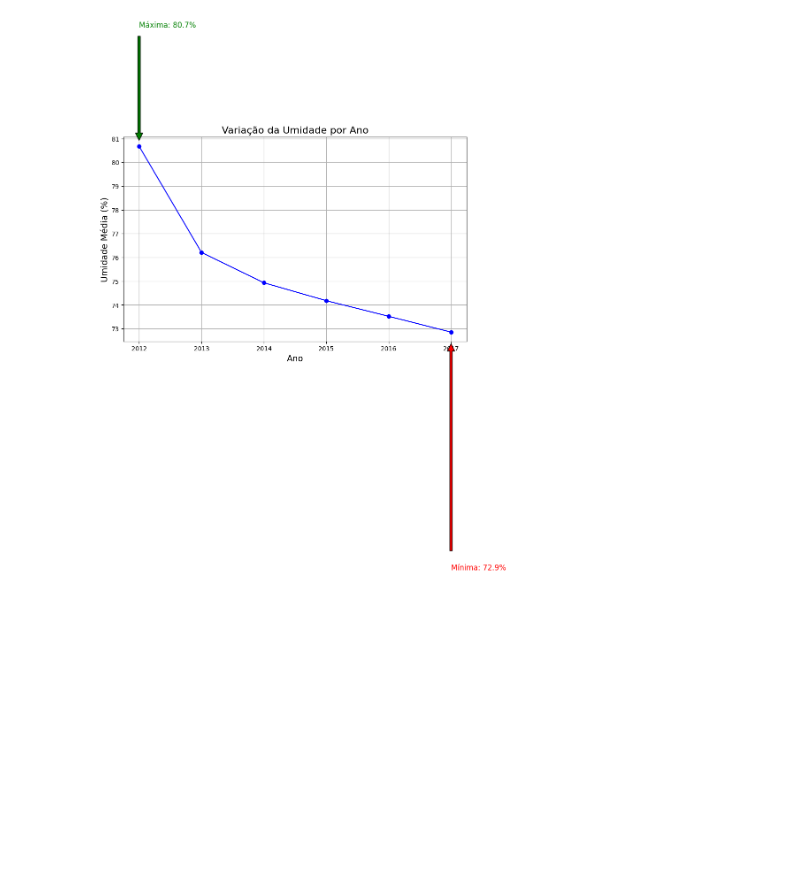
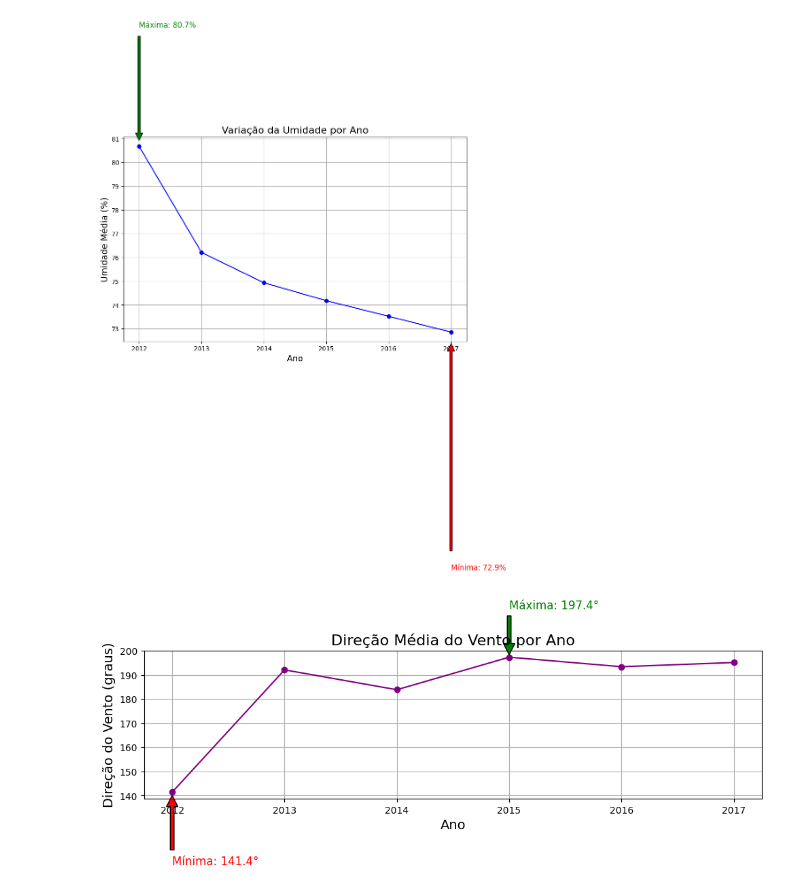
Before and after one commit to LANDOSOUZA/inteligencia_artificial_2025, a Jupyter notebook: aula_2/exercicios.ipynb, the cells around one changed output. Saved outputs shown, nothing was run; the diff lists cells and outputs as text; code cells hidden in the pictures; blank space fills up the shorter version.

```diff
--- a/aula_2/exercicios.ipynb
+++ b/aula_2/exercicios.ipynb
@@ -116,3 +116,51 @@ plt.tight_layout()
 plt.show()
 # %% [output]
 [figure]
+# %%
+# 4) Realizar anotações no gráfico de direção do vento
+
+import pandas as pd
+import matplotlib.pyplot as plt
+
+# Carrega os dados
+df = pd.read_csv('monitoramento_tempo.csv')
+df['data'] = pd.to_datetime(df['data'])
+df['ano'] = df['data'].dt.year
+
+# Agrupa por ano e calcula a média da direção do vento
+direcao_por_ano = df.groupby('ano')['direção do vento'].mean()
+
+# Identifica os extremos
+ano_max = direcao_por_ano.idxmax()
+direcao_max = direcao_por_ano.max()
+
+ano_min = direcao_por_ano.idxmin()
+direcao_min = direcao_por_ano.min()
+
+# Cria o gráfico
+plt.figure(figsize=(10, 6))
+plt.plot(direcao_por_ano.index, direcao_por_ano.values, marker='o', color='purple')
+
+# Títulos e eixos
+plt.title('Direção Média do Vento por Ano', fontsize=16)
+plt.xlabel('Ano', fontsize=14)
+plt.ylabel('Direção do Vento (graus)', fontsize=14)
+
+# Anotações
+plt.annotate(f'Máxima: {direcao_max:.1f}°',
+             xy=(ano_max, direcao_max),
+             xytext=(ano_max, direcao_max + 20),
+             arrowprops=dict(facecolor='green', shrink=0.05),
+             fontsize=12, color='green')
+
+plt.annotate(f'Mínima: {direcao_min:.1f}°',
+             xy=(ano_min, direcao_min),
+             xytext=(ano_min, direcao_min - 30),
+             arrowprops=dict(facecolor='red', shrink=0.05),
+             fontsize=12, color='red')
+
+plt.grid(True)
+plt.tight_layout()
+plt.show()
+# %% [output]
+[figure, added]
```
